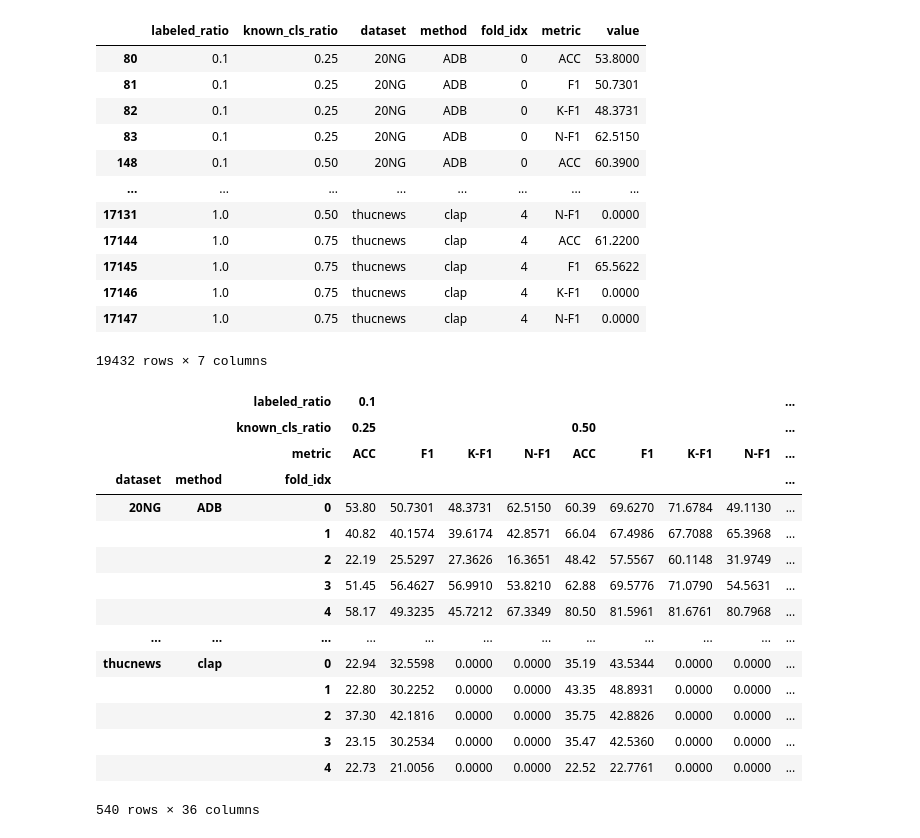
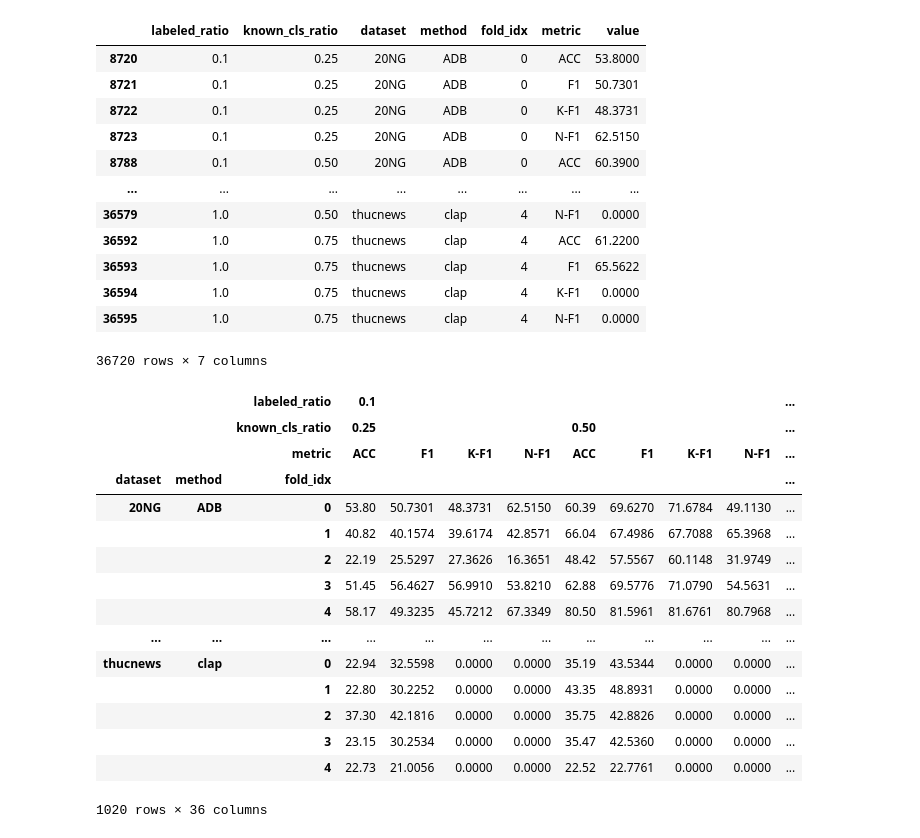
Before and after one commit to CNIC-DSL/BOLT, a Jupyter notebook: process_statis.ipynb, the cells around one changed output. Cells and saved outputs as stored; diff of their text form; code cells hidden in the pictures.

```diff
--- a/process_statis.ipynb
+++ b/process_statis.ipynb
@@ -1,45 +1,50 @@
 # %%
 import pandas as pd
 import json
 import os
 from tqdm import tqdm
 tqdm.pandas()
 
-task = 'openset'
+task = 'gcd'
 final_df = []
 for method in os.listdir(f"results/{task}"):
     result_file = f"results/{task}/{method}/results.csv"
-    df =pd.read_csv(result_file)
+    if not os.path.exists(result_file):
+        continue
+    df = pd.read_csv(result_file)
     df = df[~df['args'].isna()]
     df['args'] = df['args'].progress_apply(json.loads)
     df['fold_idx'] = df['args'].apply(lambda x: int(x['fold_idx']))
     df['num_train_epochs'] = df['args'].apply(lambda x: x['num_train_epochs'])
+    if method == 'plm_ood':
+        df['method'] = df.apply(lambda x: 'Llama3.1-8B' + '-' + x['args']['Detecor'], axis=1)
+        # print()
     # df['num_pretrain_epochs'] = df['args'].apply(lambda x: x['num_pretrain_epochs'])
     df = df[(df['num_train_epochs'].apply(int)==50)]
     df = df.drop(['cluster_num_factor', 'args', 'seed', 'num_train_epochs'], axis=1)
     df = df.drop_duplicates(['labeled_ratio', 'known_cls_ratio', 'dataset', 'method', 'fold_idx'])
     final_df.append(df)
 
 final_df = pd.concat(final_df)
 final_df = final_df.set_index(['labeled_ratio', 'known_cls_ratio', 'dataset', 'method', 'fold_idx'])
 df_melted = final_df.stack().reset_index()
 df_melted = df_melted.rename(columns={0: "value", "level_5": "metric"})
 df_melted = df_melted.sort_values(['dataset', 'method', 'fold_idx', 'labeled_ratio', 'known_cls_ratio', 'metric'])
 df_melted
 # %% [output]
 |  | labeled_ratio | known_cls_ratio | dataset | method | fold_idx | metric | value |
-| 80 | 0.1 | 0.25 | 20NG | ADB | 0 | ACC | 53.8000 |
-| 81 | 0.1 | 0.25 | 20NG | ADB | 0 | F1 | 50.7301 |
-| 82 | 0.1 | 0.25 | 20NG | ADB | 0 | K-F1 | 48.3731 |
-| 83 | 0.1 | 0.25 | 20NG | ADB | 0 | N-F1 | 62.5150 |
-| 148 | 0.1 | 0.50 | 20NG | ADB | 0 | ACC | 60.3900 |
+| 8720 | 0.1 | 0.25 | 20NG | ADB | 0 | ACC | 53.8000 |
+| 8721 | 0.1 | 0.25 | 20NG | ADB | 0 | F1 | 50.7301 |
+| 8722 | 0.1 | 0.25 | 20NG | ADB | 0 | K-F1 | 48.3731 |
+| 8723 | 0.1 | 0.25 | 20NG | ADB | 0 | N-F1 | 62.5150 |
+| 8788 | 0.1 | 0.50 | 20NG | ADB | 0 | ACC | 60.3900 |
 | ... | ... | ... | ... | ... | ... | ... | ... |
-| 17131 | 1.0 | 0.50 | thucnews | clap | 4 | N-F1 | 0.0000 |
-| 17144 | 1.0 | 0.75 | thucnews | clap | 4 | ACC | 61.2200 |
-| 17145 | 1.0 | 0.75 | thucnews | clap | 4 | F1 | 65.5622 |
-| 17146 | 1.0 | 0.75 | thucnews | clap | 4 | K-F1 | 0.0000 |
-| 17147 | 1.0 | 0.75 | thucnews | clap | 4 | N-F1 | 0.0000 |
+| 36579 | 1.0 | 0.50 | thucnews | clap | 4 | N-F1 | 0.0000 |
+| 36592 | 1.0 | 0.75 | thucnews | clap | 4 | ACC | 61.2200 |
+| 36593 | 1.0 | 0.75 | thucnews | clap | 4 | F1 | 65.5622 |
+| 36594 | 1.0 | 0.75 | thucnews | clap | 4 | K-F1 | 0.0000 |
+| 36595 | 1.0 | 0.75 | thucnews | clap | 4 | N-F1 | 0.0000 |
-19432 rows × 7 columns
+36720 rows × 7 columns
 # %%
 df_pivot = df_melted.pivot(index=['dataset', 'method', 'fold_idx'], columns=['labeled_ratio', 'known_cls_ratio', 'metric'], values='value')
 df_pivot.to_excel(f'results/{task}_pivot.xlsx')
@@ -60,4 +65,4 @@ df_pivot
 |  |  | 2 | 37.30 | 42.1816 | 0.0000 | 0.0000 | 35.75 | 42.8826 | 0.0000 | 0.0000 | ... |
 |  |  | 3 | 23.15 | 30.2534 | 0.0000 | 0.0000 | 35.47 | 42.5360 | 0.0000 | 0.0000 | ... |
 |  |  | 4 | 22.73 | 21.0056 | 0.0000 | 0.0000 | 22.52 | 22.7761 | 0.0000 | 0.0000 | ... |
-540 rows × 36 columns
+1020 rows × 36 columns
```
Also changed, not shown: parts of 8 cells of this notebook, 39 other files.
